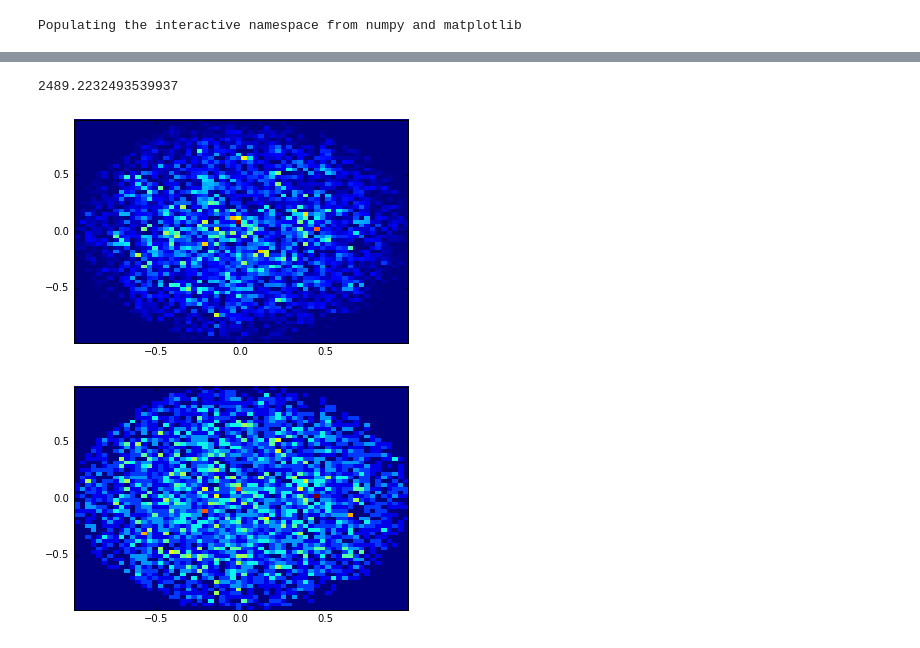
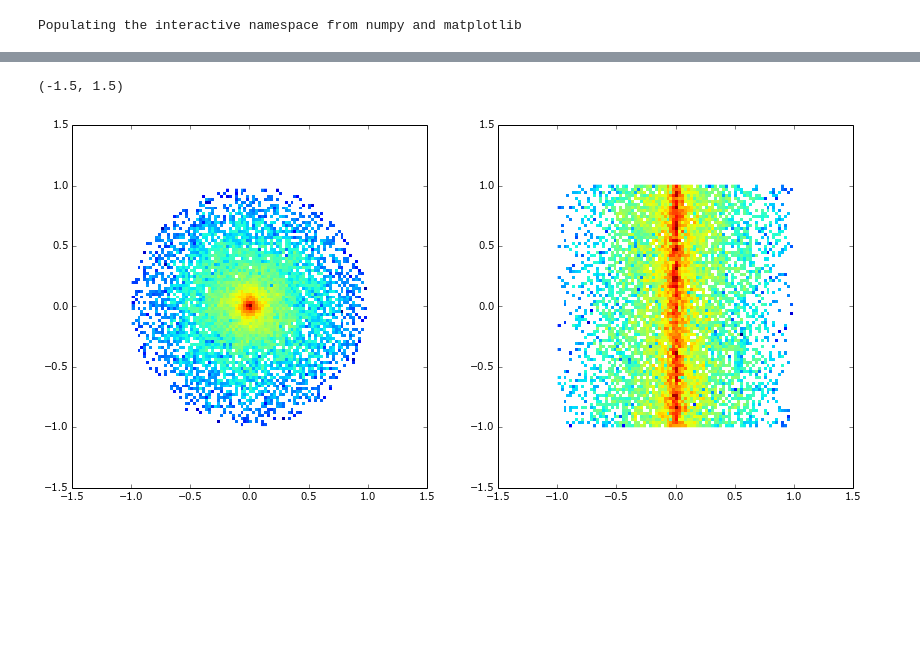
Before and after one commit to jngaravitoc/shapes, a Jupyter notebook: Density.ipynb, the cells around one changed output, grey strips where cells are left out. Cells and saved outputs as stored; diff of their text form; code cells hidden in the pictures; blank space fills up the shorter version.

```diff
--- a/Density.ipynb
+++ b/Density.ipynb
@@ -91,25 +84,23 @@ def kernel(Distances, mass):
         /(pi * h**3)
     rho_1 = sum(rho_h)
     return rho_1
-# %%
-distances, ids = nearest_neighboors(X, Y, Z, 1)
-# %%
-X_n, Y_n, Z_n, M_n = particles(ids, X, Y, Z, M)
-# %%
-kernel(distances, M_n)
-# %% [output]
-2489.2232493539937
 # %%
 rho = np.zeros(n_particles)
 for i in range(n_particles):
     distances, ids = nearest_neighboors(X, Y, Z, i)
     X_n, Y_n, Z_n, M_n = particles(ids, X, Y, Z, M)
     rho[i] = kernel(distances, M_n)
-# %%
-h = hist2d(X, Y, weights=rho, bins=60)
-# %% [output]
-[figure, removed]
-# %%
-h = hist2d(X, Y, bins=60)
-# %% [output]
-[figure, removed]
+# %%
+figure(figsize=(14, 6.5))
+subplot(1, 2, 1)
+h = hist2d(X, Y, weights=rho, bins=80, norm=mpl.colors.LogNorm())
+xlim(-1.5, 1.5)
+ylim(-1.5, 1.5)
+
+subplot(1, 2, 2)
+h = hist2d(X, Z, weights=rho, bins=80, norm=mpl.colors.LogNorm())
+xlim(-1.5, 1.5)
+ylim(-1.5, 1.5)
+# %% [output]
+(-1.5, 1.5)
+[figure, added]
```
Also changed, not shown: parts of 6 cells of this notebook.
